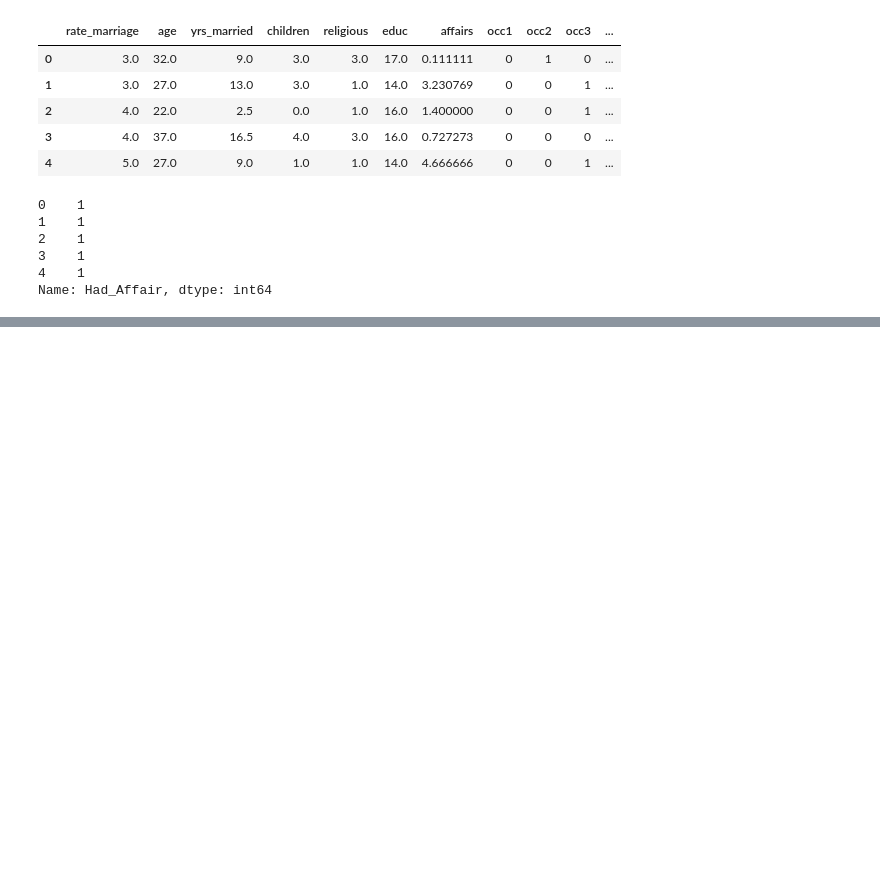
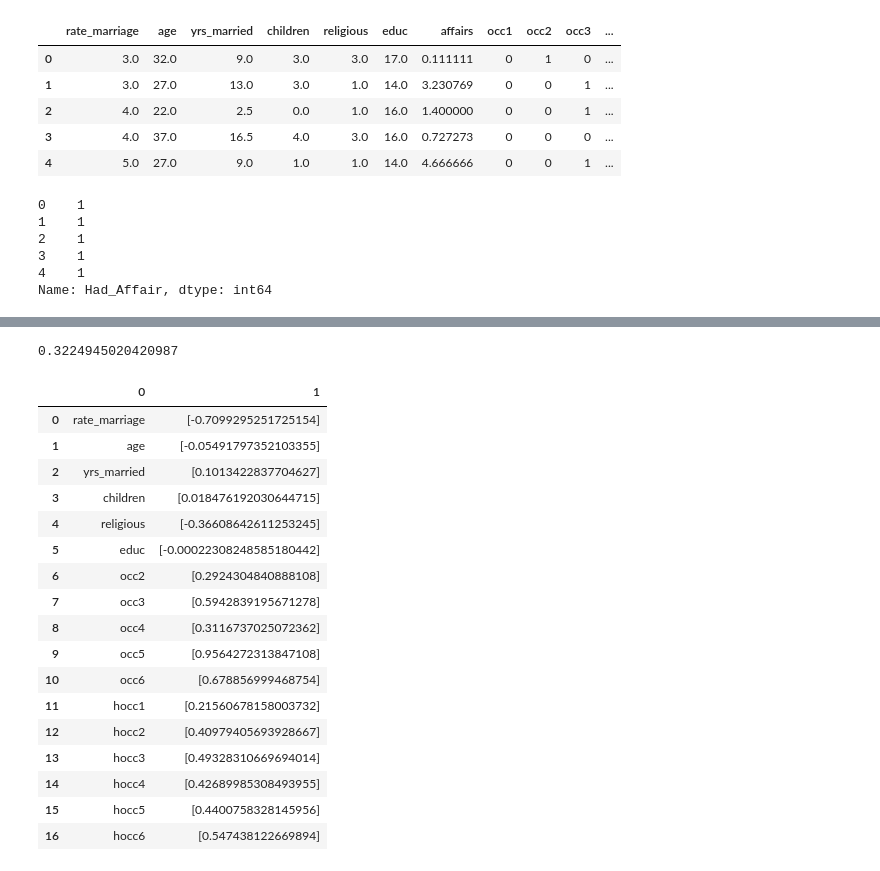
Before and after one commit to Tahan402/DailyPractice, a Jupyter notebook: Surpervised_Learning_Logistic_Learning.ipynb, the cells around one changed output, grey strips where cells are left out. Cells and saved outputs as stored; diff of their text form; code cells hidden in the pictures; blank space fills up the shorter version.

```diff
--- a/Surpervised_Learning_Logistic_Learning.ipynb
+++ b/Surpervised_Learning_Logistic_Learning.ipynb
@@ -145,0 +194,6 @@ Name: Had_Affair, dtype: int64
+# %%
+log_model = LogisticRegression()
+
+log_model.fit(X,Y)
+
+log_model.score(X,Y)
@@ -145,0 +209,27 @@ Name: Had_Affair, dtype: int64
+# %%
+Y.mean()
+# %% [output]
+0.3224945020420987
+# %%
+coeff_df = pd.DataFrame(zip(X.columns,np.transpose(log_model.coef_)))
+# %%
+coeff_df
+# %% [output]
+|  | 0 | 1 |
+| 0 | rate_marriage | [-0.7099295251725154] |
+| 1 | age | [-0.05491797352103355] |
+| 2 | yrs_married | [0.1013422837704627] |
+| 3 | children | [0.018476192030644715] |
+| 4 | religious | [-0.36608642611253245] |
+| 5 | educ | [-0.00022308248585180442] |
+| 6 | occ2 | [0.2924304840888108] |
+| 7 | occ3 | [0.5942839195671278] |
+| 8 | occ4 | [0.3116737025072362] |
+| 9 | occ5 | [0.9564272313847108] |
+| 10 | occ6 | [0.678856999468754] |
+| 11 | hocc1 | [0.21560678158003732] |
+| 12 | hocc2 | [0.40979405693928667] |
+| 13 | hocc3 | [0.49328310669694014] |
+| 14 | hocc4 | [0.42689985308493955] |
+| 15 | hocc5 | [0.4400758328145956] |
+| 16 | hocc6 | [0.547438122669894] |
```
Also changed, not shown: parts of 13 cells of this notebook.
